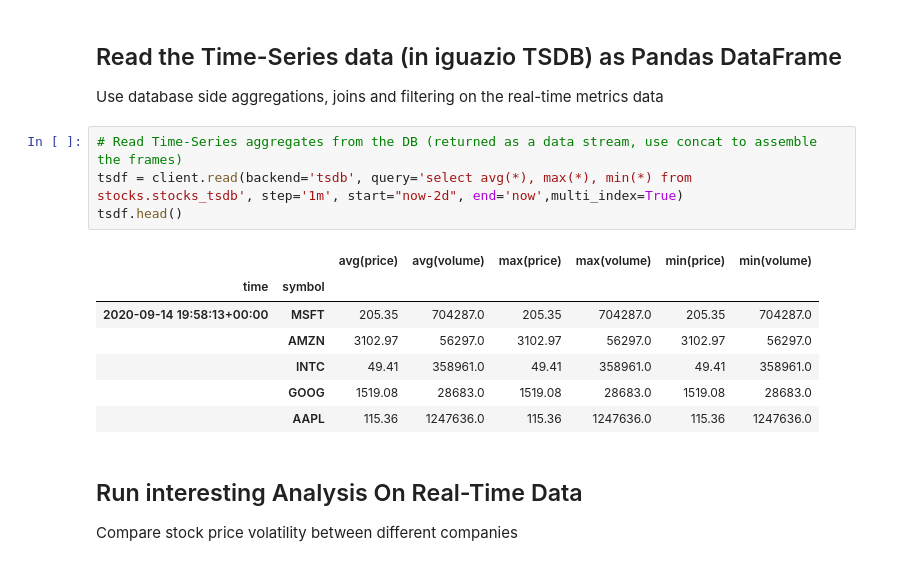
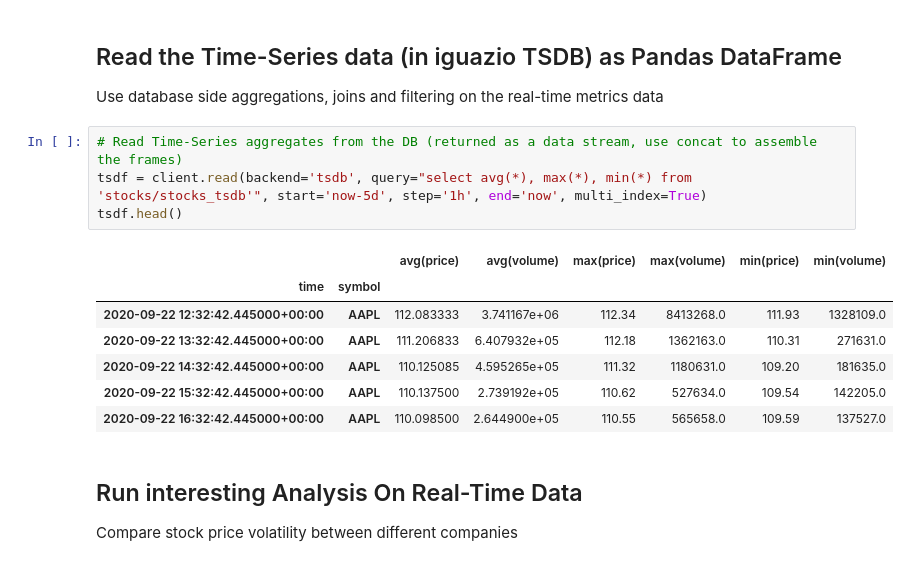
Before and after one commit to mlrun/demo-stocks, a Jupyter notebook: code/05-explore.ipynb, the cells around one changed output. Drawn from its saved outputs; the diff is of its cells as text.

```diff
--- a/code/05-explore.ipynb
+++ b/code/05-explore.ipynb
@@ -58,16 +58,16 @@ kvdf.head()
 Use database side aggregations, joins and filtering on the real-time metrics data
 # %%
 # Read Time-Series aggregates from the DB (returned as a data stream, use concat to assemble the frames)
-tsdf = client.read(backend='tsdb', query='select avg(*), max(*), min(*) from stocks.stocks_tsdb', step='1m', start="now-2d", end='now',multi_index=True)
+tsdf = client.read(backend='tsdb', query="select avg(*), max(*), min(*) from 'stocks/stocks_tsdb'", start='now-5d', step='1h', end='now', multi_index=True)
 tsdf.head()
 # %% [output]
 |  |  | avg(price) | avg(volume) | max(price) | max(volume) | min(price) | min(volume) |
 | time | symbol |  |  |  |  |  |  |
-| 2020-09-14 19:58:13+00:00 | MSFT | 205.35 | 704287.0 | 205.35 | 704287.0 | 205.35 | 704287.0 |
-|  | AMZN | 3102.97 | 56297.0 | 3102.97 | 56297.0 | 3102.97 | 56297.0 |
-|  | INTC | 49.41 | 358961.0 | 49.41 | 358961.0 | 49.41 | 358961.0 |
-|  | GOOG | 1519.08 | 28683.0 | 1519.08 | 28683.0 | 1519.08 | 28683.0 |
-|  | AAPL | 115.36 | 1247636.0 | 115.36 | 1247636.0 | 115.36 | 1247636.0 |
+| 2020-09-22 12:32:42.445000+00:00 | AAPL | 112.083333 | 3.741167e+06 | 112.34 | 8413268.0 | 111.93 | 1328109.0 |
+| 2020-09-22 13:32:42.445000+00:00 | AAPL | 111.206833 | 6.407932e+05 | 112.18 | 1362163.0 | 110.31 | 271631.0 |
+| 2020-09-22 14:32:42.445000+00:00 | AAPL | 110.125085 | 4.595265e+05 | 111.32 | 1180631.0 | 109.20 | 181635.0 |
+| 2020-09-22 15:32:42.445000+00:00 | AAPL | 110.137500 | 2.739192e+05 | 110.62 | 527634.0 | 109.54 | 142205.0 |
+| 2020-09-22 16:32:42.445000+00:00 | AAPL | 110.098500 | 2.644900e+05 | 110.55 | 565658.0 | 109.59 | 137527.0 |
 # %% [markdown]
 ## Run interesting Analysis On Real-Time Data
 Compare stock price volatility between different companies
```
Also changed, not shown: parts of 12 cells of this notebook, 3 other files.
